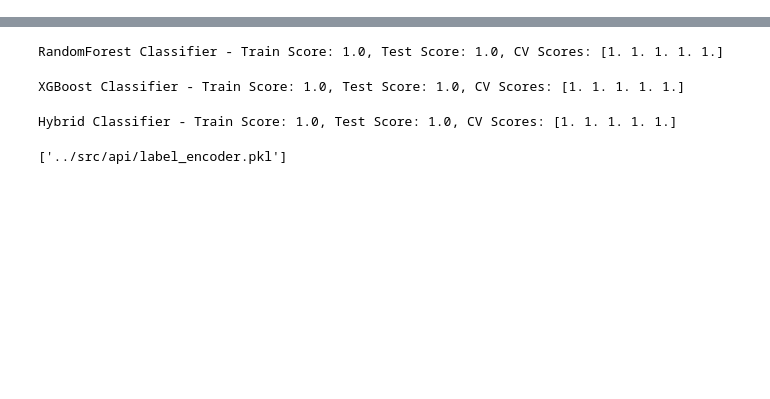
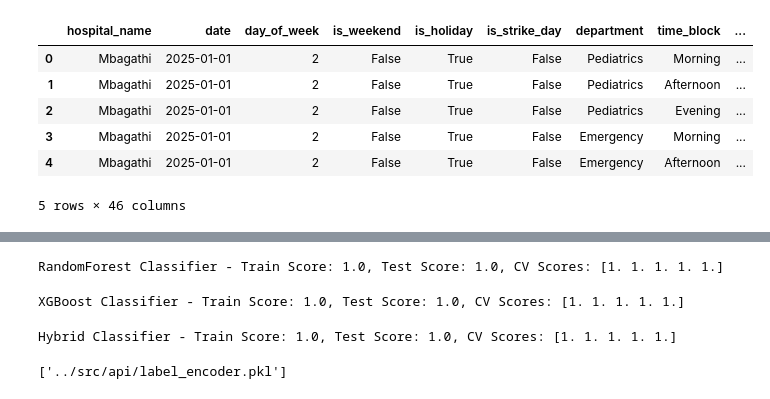
Before and after one commit to wamaithajoy/Wapi_Daktari, a Jupyter notebook: notebooks/2_Model_Training.ipynb, the cells around one changed output, grey strips where cells are left out. Saved outputs shown, nothing was run; the diff lists cells and outputs as text; code cells hidden in the pictures; blank space fills up the shorter version.

```diff
--- a/notebooks/2_Model_Training.ipynb
+++ b/notebooks/2_Model_Training.ipynb
@@ -11,4 +11,14 @@ import joblib
 # %%
 # Load the dataset
 df = pd.read_csv('../data/wapi_daktari_healthcare_dataset.csv')
+# %%
+df.head()
+# %% [output]
+|  | hospital_name | date | day_of_week | is_weekend | is_holiday | is_strike_day | department | time_block | ... |
+| 0 | Mbagathi | 2025-01-01 | 2 | False | True | False | Pediatrics | Morning | ... |
+| 1 | Mbagathi | 2025-01-01 | 2 | False | True | False | Pediatrics | Afternoon | ... |
+| 2 | Mbagathi | 2025-01-01 | 2 | False | True | False | Pediatrics | Evening | ... |
+| 3 | Mbagathi | 2025-01-01 | 2 | False | True | False | Emergency | Morning | ... |
+| 4 | Mbagathi | 2025-01-01 | 2 | False | True | False | Emergency | Afternoon | ... |
+5 rows × 46 columns
 # %%
```
Also changed, not shown: parts of 9 cells of this notebook, 14 other files.
